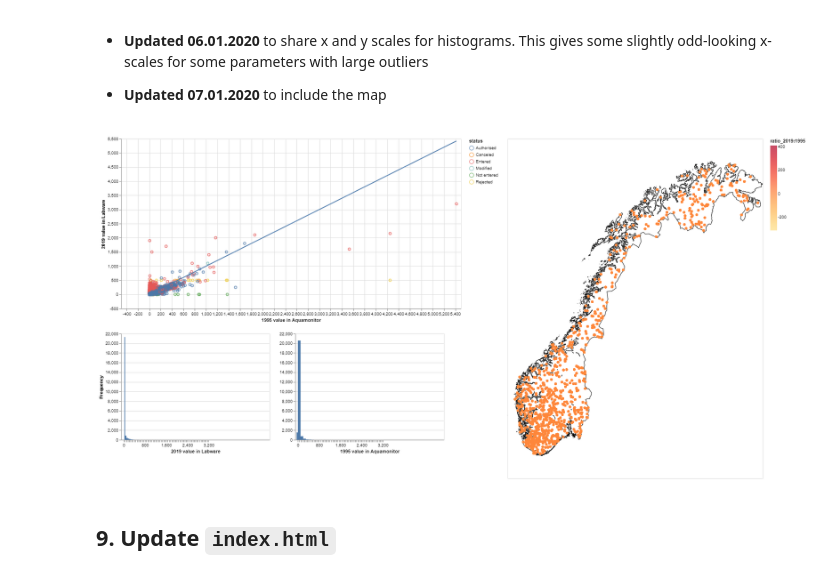
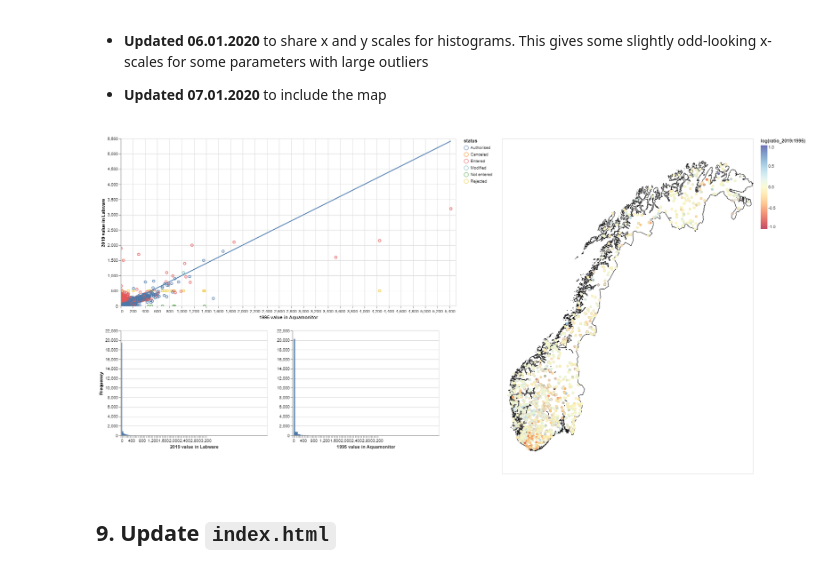
Before and after one commit to NIVANorge/1000_lakes_qc, a Jupyter notebook: qc_1000_lakes.ipynb, the cells around one changed output. Drawn from its saved outputs; the diff is of its cells as text; code cells hidden in the pictures.

Commit message:
Remove values < 0 and switch to log scale.

```diff
--- a/qc_1000_lakes.ipynb
+++ b/qc_1000_lakes.ipynb
@@ -201,6 +202,7 @@ df.to_csv('1000_lakes_lw_am.csv', index=False, encoding='utf-8')
 # %%
 # Read data for speed
 df = pd.read_csv('1000_lakes_lw_am.csv')
+df = df.query('value_am > 0')
 df.head()
 # %% [output]
 |  | sample_id | station_id | station_name | station_type | sample_date | parameter | status | loq | value_lw | ... |
@@ -219,6 +221,7 @@ df = pd.merge(df, stn_df, how='left', on='station_id')
 
 # Calc ratio 2019:1995
 df['ratio_2019:1995'] = df['value_lw'] / df['value_am']
+df['log(ratio_2019:1995)'] = np.log10(df['ratio_2019:1995'])
 # %%
 # Get Norway coastline
 fylker_path = '/home/jovyan/dstoolkit_examples/data/gis/vector/fylker.geojson'
@@ -249,7 +252,7 @@ selection = alt.selection_single(fields=['parameter'], bind=input_dropdown, name
 scatter = alt.Chart(df, height=400, width=800).mark_point().encode(
     x=alt.X('value_am:Q', title='1995 value in Aquamonitor'),
     y=alt.Y('value_lw:Q', title='2019 value in Labware'),
-    tooltip=['station_id:N', 'station_name:N', 'sample_date:T', 'status:N', 'ratio_2019:1995:Q'],
+    tooltip=['station_id:N', 'station_name:N', 'sample_date:T', 'status:N', 'ratio_2019:1995:Q', 'log(ratio_2019:1995):Q'],
     color='status:N',
 ).add_selection(
     selection
@@ -291,36 +294,36 @@ hists = alt.hconcat(
 ).resolve_scale(y='shared',
                 x='shared',
 )
 
 # Basemap
 basemap = alt.Chart(nor).mark_geoshape(
     stroke='black'
 ).encode(
     color=alt.value('white'),
 ).properties(
     width=600,
     height=800
 )
 
 # Plot locations
 locs = alt.Chart(df).mark_circle().encode(
     longitude=alt.X('lon:Q', title=''),
     latitude=alt.Y('lat:Q', title=''),
-    tooltip=['station_id:N', 'station_name:N', 'sample_date:T', 'status:N', 'ratio_2019:1995:Q'],
-    color=alt.Color('ratio_2019:1995', scale=alt.Scale(scheme='yelloworangered')),
+    tooltip=['station_id:N', 'station_name:N', 'sample_date:T', 'status:N', 'ratio_2019:1995:Q', 'log(ratio_2019:1995):Q'],
+    color=alt.Color('log(ratio_2019:1995)', scale=alt.Scale(scheme='redyellowblue', domain=[-1, 1])),
 ).add_selection(
     selection
 ).transform_filter(
     selection
 )
 
 # Layout
 chart = ((scatter + line) & hists) | (basemap + locs)
 chart.save('qc_1000_lakes.json')
 
 chart
 # %% [output]
-[figure, old version]
+[figure, new version]
 # %% [markdown]
 ## 9. Update `index.html`
 # %%
```
Also changed, not shown: parts of 1 cell of this notebook, 6 other files.
